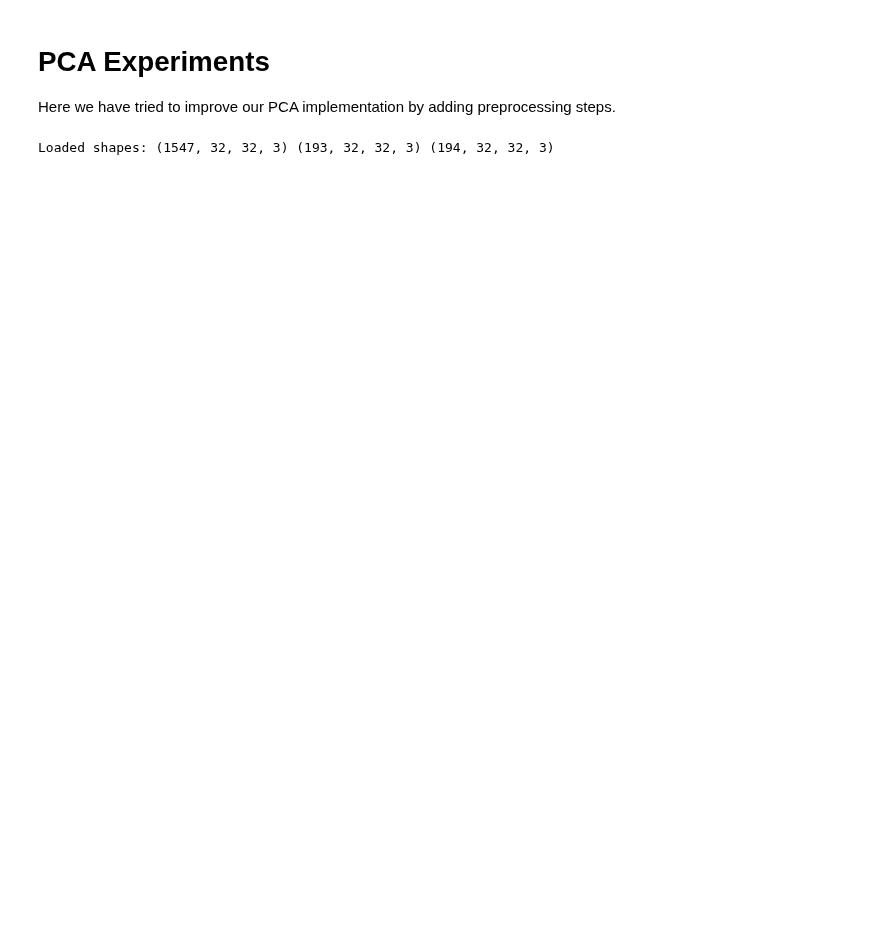
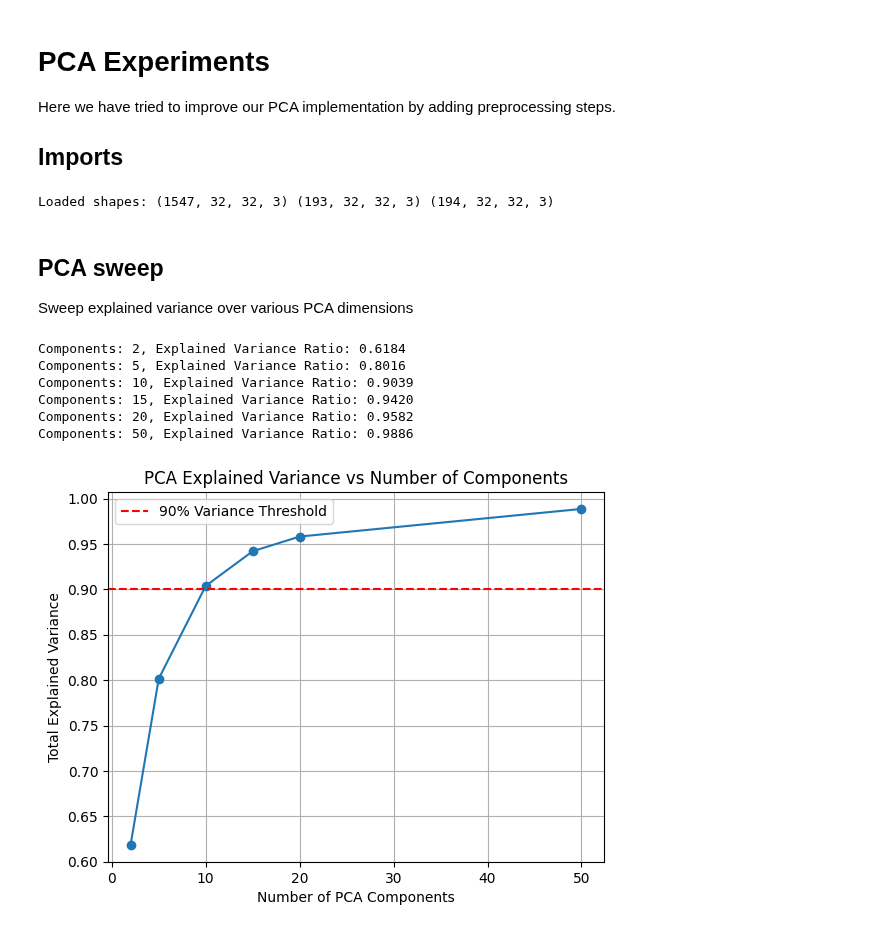
Before and after one commit to Twaal/applied-data-analysis-and-ml, a Jupyter notebook: Project3/code/p3_pca_test.ipynb, the cells around one changed output. Drawn from its saved outputs; the diff is of its cells as text; code cells hidden in the pictures; blank space fills up the shorter version.

```diff
--- a/Project3/code/p3_pca_test.ipynb
+++ b/Project3/code/p3_pca_test.ipynb
@@ -1,6 +1,7 @@
 # %% [markdown]
 # PCA Experiments
 Here we have tried to improve our PCA implementation by adding preprocessing steps.
+## Imports
 # %%
 # Streamline imports and data loading via p3_module
 import os
@@ -22,13 +25,36 @@ X_test, y_test   = load_split(DATA_DIR, "test")
 print("Loaded shapes:", X_train.shape, X_dev.shape, X_test.shape)
 # %% [output]
 Loaded shapes: (1547, 32, 32, 3) (193, 32, 32, 3) (194, 32, 32, 3)
+# %% [markdown]
+## PCA sweep
+Sweep explained variance over various PCA dimensions
 # %%
 # PCA Experiments
-components = [2, 5, 10, 20, 50, 100]
+components = [2, 5, 10, 15, 20, 50]
 explained_variances = []
 
 for m in components:
-    pca, X_train_pca = fit_pca_v2(X_train, n_components=m, standardize=True)
+    pca, X_train_pca = fit_pca_v2(X_train, n_components=m, standardize=False)
     e_vr = np.sum(pca.explained_variance_ratio_)
     explained_variances.append(e_vr)
     print(f"Components: {m}, Explained Variance Ratio: {e_vr:.4f}")
+# %% [output]
+Components: 2, Explained Variance Ratio: 0.6184
+Components: 5, Explained Variance Ratio: 0.8016
+Components: 10, Explained Variance Ratio: 0.9039
+Components: 15, Explained Variance Ratio: 0.9420
+Components: 20, Explained Variance Ratio: 0.9582
+Components: 50, Explained Variance Ratio: 0.9886
+# %%
+# Plot Explained Variance Ratio vs Number of Components
+plt.figure
+plt.plot(components, explained_variances, marker='o')
+plt.axhline(y=0.90, color='r', linestyle='--', label='90% Variance Threshold')
+plt.legend()
+plt.xlabel('Number of PCA Components')
+plt.ylabel('Total Explained Variance')
+plt.title('PCA Explained Variance vs Number of Components')
+plt.grid()
+plt.show()
+# %% [output]
+[figure, added]
```
Also changed, not shown: parts of 14 cells of this notebook, 1 other file.
